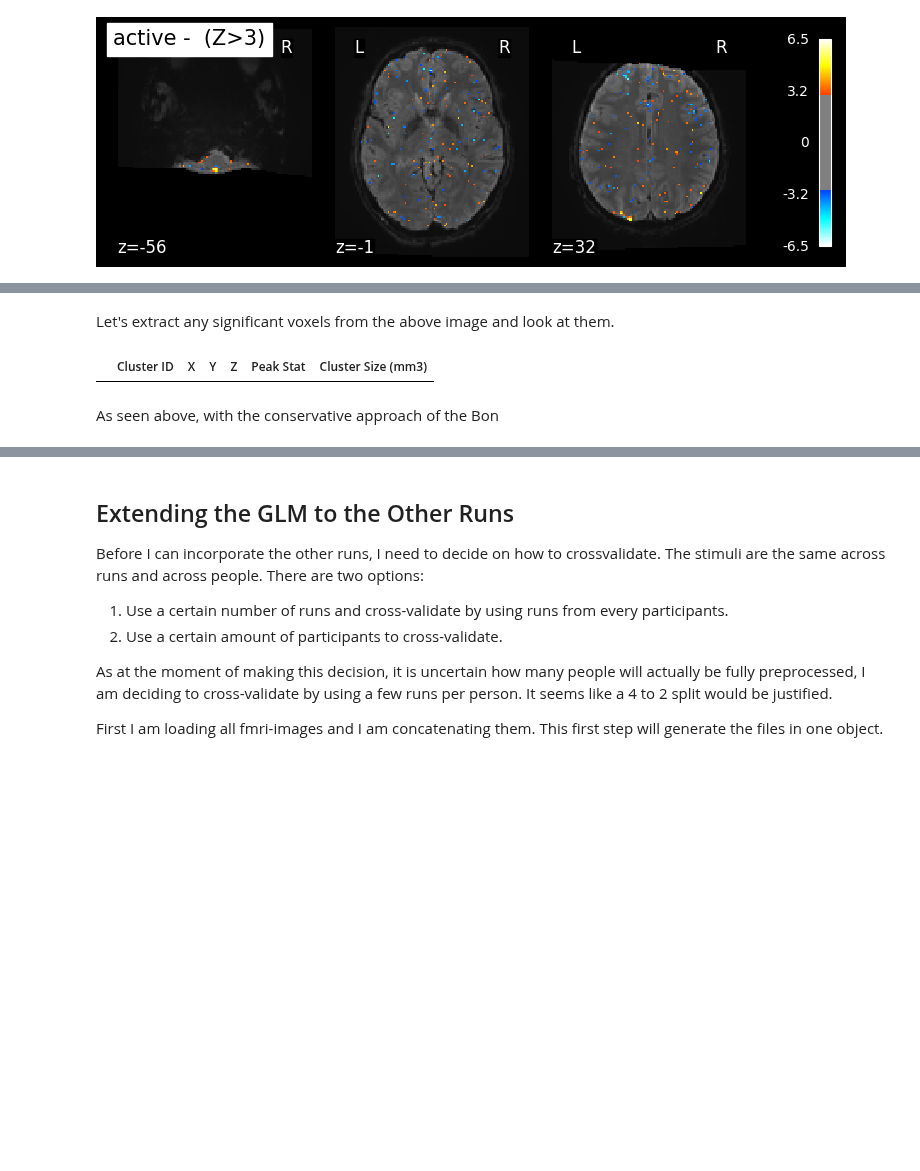
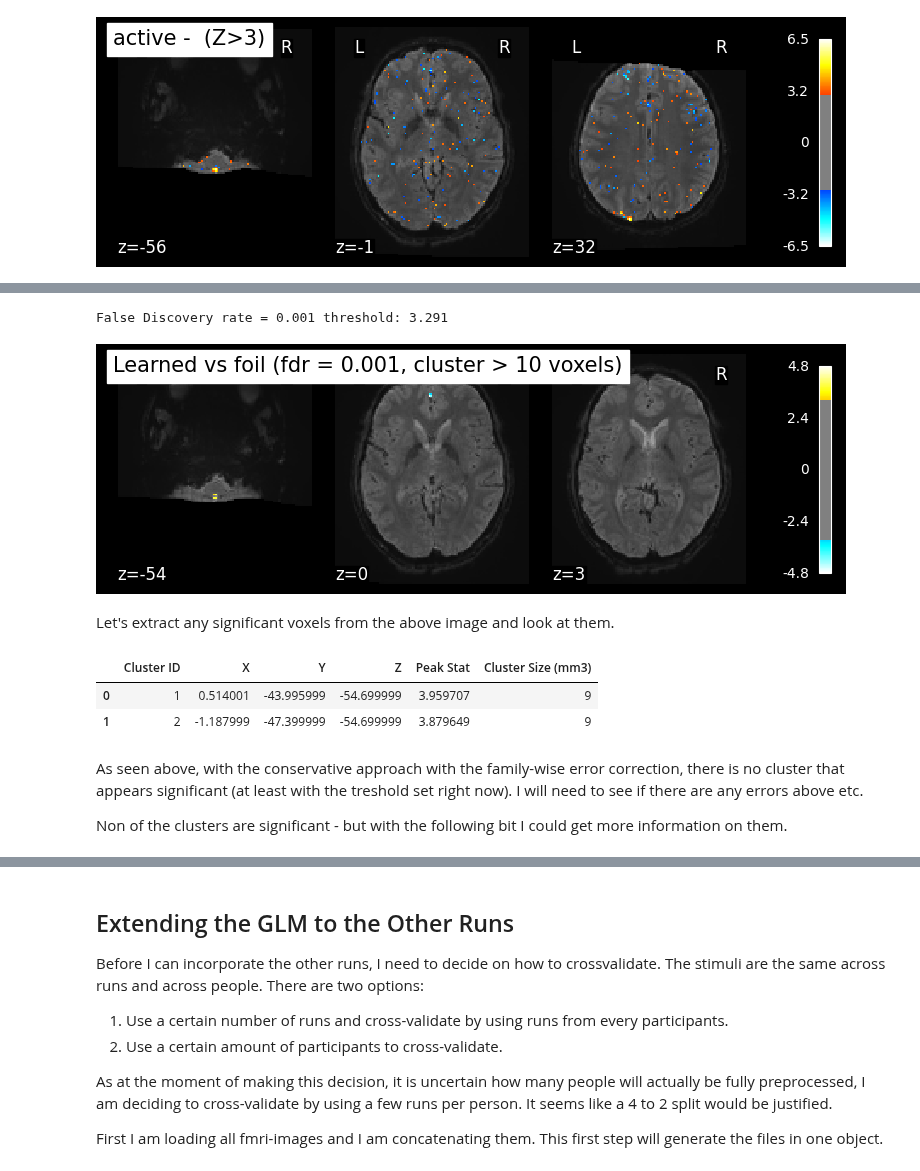
Before and after one commit to tchaase/research-internship-2022, a Jupyter notebook: code/linear_model.ipynb, the cells around one changed output, grey strips where cells are left out. Saved outputs shown, nothing was run; the diff lists cells and outputs as text; code cells hidden in the pictures; blank space fills up the shorter version.

```diff
--- a/code/linear_model.ipynb
+++ b/code/linear_model.ipynb
@@ -30,12 +30,13 @@ from nilearn.plotting import plot_stat_map, plot_anat, plot_img, show, plot_glas
 import warnings
 # %%
 #File paths
-fmri_img_run1_sub06_path = '/home/tchaase/Documents/Universitaet/Forschungsmodul/project/data/outputs/fmri-prep_20.2.3-2/sub-06/sub-06_task-scene_run-01_desc-preproc_bold.nii.gz'
-anat__img_run1_sub06_path = '/home/tchaase/Documents/Universitaet/Forschungsmodul/project/data/outputs/fmri-prep_20.2.3-2/sub-06/sub-06_task-scene_run-01_desc-preproc_T1w.nii.gz'
+file_path = "/home/tchaase/Documents/Universitaet/Forschungsmodul/project/data"
+fmri_img_run1_sub06_path = os.path.join(file_path, "outputs/fmri-prep_20.2.3-2", "sub-06", "sub-06_task-scene_run-01_desc-preproc_bold.nii.gz")
+anat__img_run1_sub06_path = os.path.join(file_path, "outputs", "fmri-prep_20.2.3-2", "sub-06", "sub-06_task-scene_run-01_desc-preproc_T1w.nii.gz")
 # %% [markdown]
 I have now the file paths to the mri images. Now I still need the event files to define respective contrasts.
 # %%
-events_run1_sub06_path = '/home/tchaase/Documents/Universitaet/Forschungsmodul/project/data/ds003707/sub-06/func/sub-06_task-scene_run-01_events.tsv'
+events_run1_sub06_path = os.path.join(file_path,"ds003707", "sub-06", "func", "sub-06_task-scene_run-01_events.tsv")
 
 import pandas as pd
 events_run1_sub06 = pd.read_table(events_run1_sub06_path)
@@ -113,7 +114,7 @@ This model still lacks the confounds.
 # %%
 import pandas as pd
 import numpy as np
-confounds_run1_sub06 = pd.read_csv('/home/tchaase/Documents/Universitaet/Forschungsmodul/project/data/outputs/fmri-prep_20.2.3-2/sub-06/sub-06_task-scene_run-01_desc-confounds.tsv',
+confounds_run1_sub06 = pd.read_csv(os.path.join(file_path, "outputs", "fmri-prep_20.2.3-2", "sub-06", "sub-06_task-scene_run-01_desc-confounds.tsv"),
                                   delimiter = '\t')
 #The delimiter needs to be set to \t as it uses tab to differentiate different entries.
 
@@ -358,11 +367,28 @@ Bonferroni-corrected, p<0.05 threshold: 5.259
+# %%
+clean_map, threshold = threshold_stats_img(z_map_sub06_run1, alpha=.001, height_control='fpr', cluster_threshold= 10)
+print('False Discovery rate = 0.001 threshold: %.3f' % threshold)
+plot_stat_map(clean_map, bg_img=mean_img_run1_sub06, threshold = threshold,
+              display_mode='z', cut_coords=3, black_bg=True,
+              title='Learned vs foil (fdr = 0.001, cluster > 10 voxels)')
+plt.show()
+
+#Saving the z-map for future use:
+z_map_sub06_run1.to_filename(os.path.join(outdir, 'sub-06_task-scene_run-01_space-MNI152nlin2009casym_desc-learnedvsfoil_zmap.nii.gz'))
+# %% [output]
+False Discovery rate = 0.001 threshold: 3.291
+[figure, added]
 # %% [markdown]
 Let's extract any significant voxels from the above image and look at them.
-# %%
-from nilearn.reporting import get_clusters_table
-table = get_clusters_table(z_map_sub06_run1, stat_threshold=threshold,
-                           cluster_threshold=20)
-table
-# %% [output]
-|  | Cluster ID | X | Y | Z | Peak Stat | Cluster Size (mm3) |
-# %% [markdown]
-As seen above, with the conservative approach of the Bon
+# %%
+from nilearn.reporting import get_clusters_table
+table = get_clusters_table(z_map_sub06_run1, stat_threshold=threshold,
+                           cluster_threshold=10)
+table
+# %% [output]
+|  | Cluster ID | X | Y | Z | Peak Stat | Cluster Size (mm3) |
+| 0 | 1 | 0.514001 | -43.995999 | -54.699999 | 3.959707 | 9 |
+| 1 | 2 | -1.187999 | -47.399999 | -54.699999 | 3.879649 | 9 |
+# %% [markdown]
+As seen above, with the conservative approach with the family-wise error correction, there is no cluster that appears significant (at least with the treshold set right now). I will need to see if there are any errors above etc.
+
+Non of the clusters are significant - but with the following bit I could get more information on them.
```
Also changed, not shown: parts of 26 cells of this notebook.
